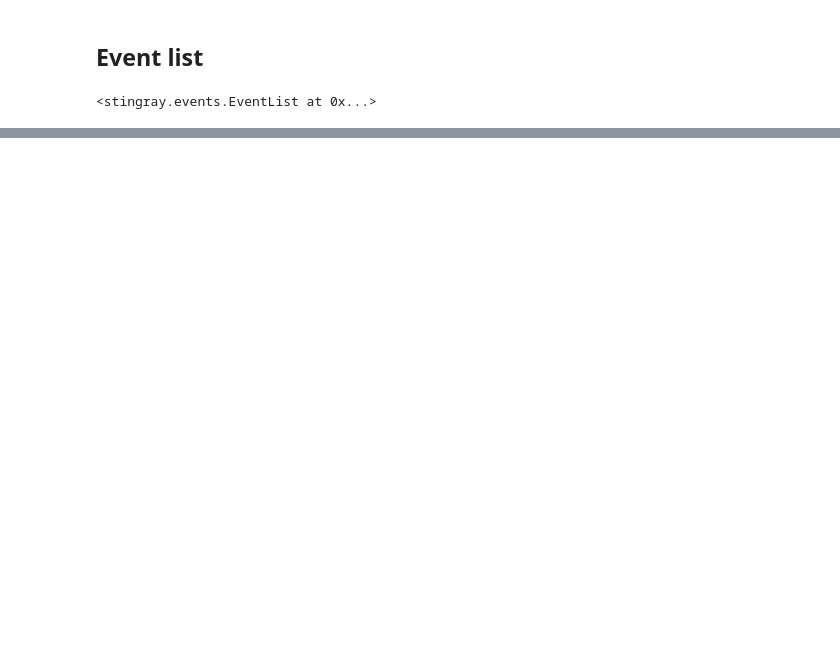
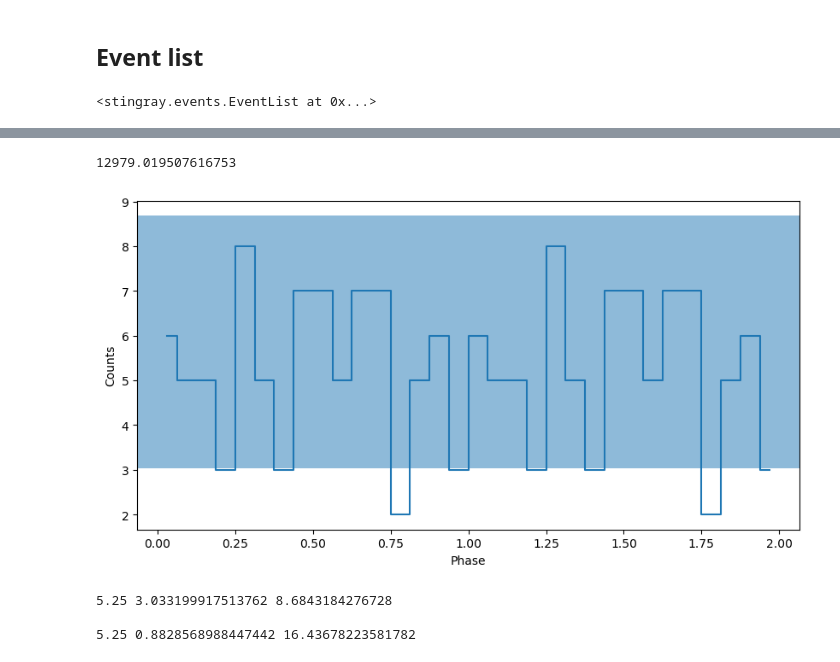
Before and after one commit to ceeliiaa/STONKS-alert, a Jupyter notebook: ObsID0945030131_SRCNUM7/EMOS2/ObsID0945030131_SRCNUM7_EMOS2_Periodicity.ipynb, the cells around one changed output, grey strips where cells are left out. Saved outputs shown, nothing was run; the diff lists cells and outputs as text; code cells hidden in the pictures; blank space fills up the shorter version.

```diff
--- a/ObsID0945030131_SRCNUM7/EMOS2/ObsID0945030131_SRCNUM7_EMOS2_Periodicity.ipynb
+++ b/ObsID0945030131_SRCNUM7/EMOS2/ObsID0945030131_SRCNUM7_EMOS2_Periodicity.ipynb
@@ -215,7 +215,7 @@ ColDefs(
 # %% [markdown]
 ## Event list
 # %%
-evt_names = glob.glob('ObsID*_SRCNUM*_E*ImagingEvts.fits')
+evt_names = glob.glob('*source_events.fits')
 
 source_events = st.EventList.read(evt_names[0],fmt_='hea',skip_checks=True)
 source_events.gti = gtis10
@@ -301,17 +307,20 @@ _ = plt.xlim([frequencies[0], frequencies[-1]])
 # %%
 f0 = 7.704742252780719e-05
 P = 1 / f0
 print(P)
 ph, profile, profile_err = fold_events(clean_events.time, f0)
 _ = plot_profile(ph,profile)
 
 profile_err
 
 ph_out = np.concatenate((ph,ph+1))
 profile_out = np.concatenate((profile,profile))
 prof_err_out = np.concatenate((profile_err,profile_err))
 
-# np.savetxt('src1_pulse_profile.csv',(ph_out, profile_out,prof_err_out),delimiter=',')
+np.savetxt('src1_pulse_profile.csv',(ph_out, profile_out,prof_err_out),delimiter=',')
+# %% [output]
+12979.019507616753
+[figure, added]
 # %%
 err_low, err_high = poisson_conf_interval(np.mean(profile), interval="frequentist-confidence", sigma=1)
 print(np.mean(profile),err_low, err_high)
@@ -319,3 +328,7 @@ print(np.mean(profile),err_low, err_high)
 print()
 err_low, err_high = poisson_conf_interval(np.mean(profile), interval="frequentist-confidence", sigma=3)
 print(np.mean(profile),err_low, err_high)
+# %% [output]
+5.25 3.033199917513762 8.6843184276728
+
+5.25 0.8828568988447442 16.43678223581782
```
Also changed, not shown: parts of 7 cells of this notebook, 2 other files.
